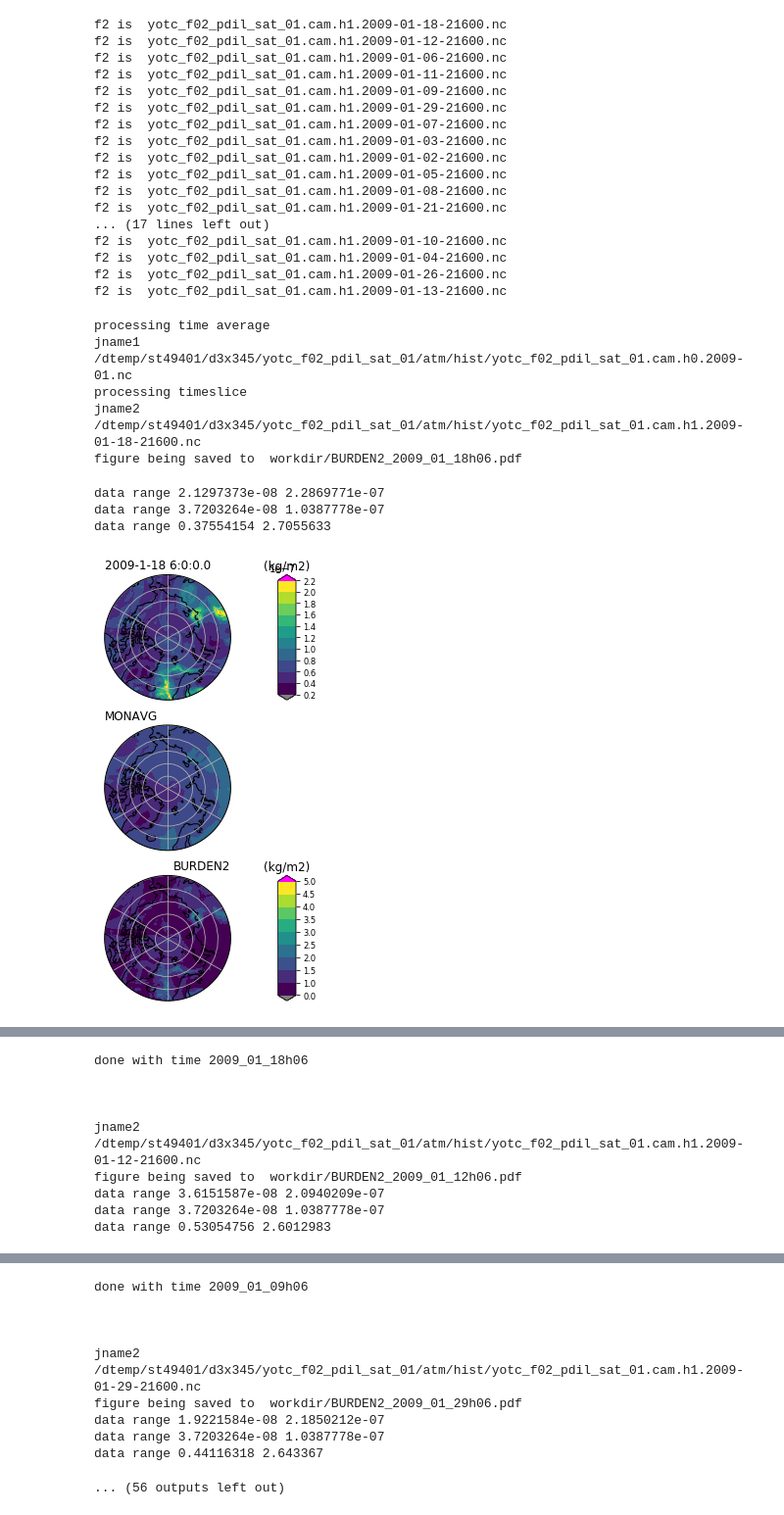
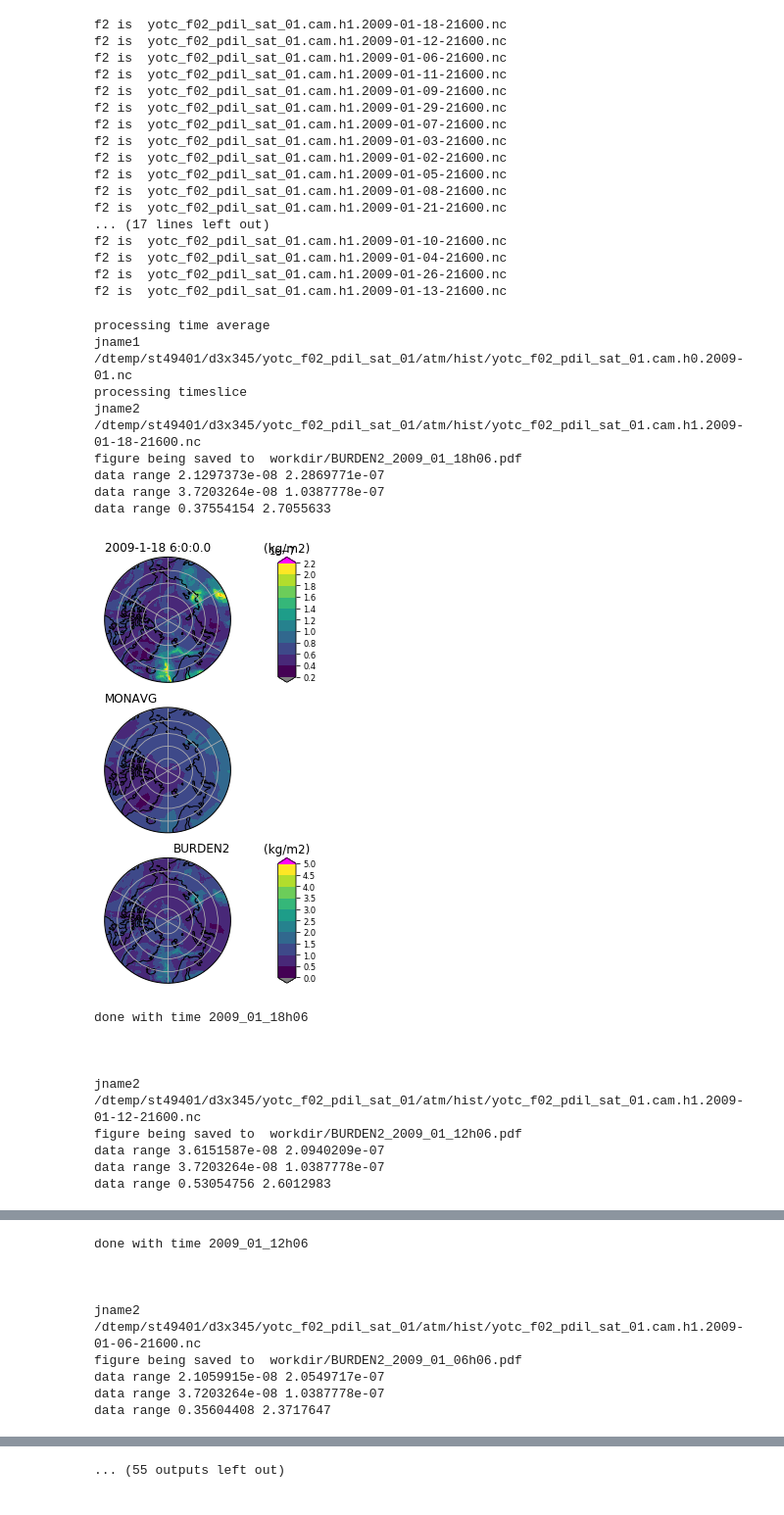
Before and after one commit to philrasch/PhilsPython, a Jupyter notebook: Filament_Analysis/NPS_25km_3P+TMQ.ipynb, the cells around one changed output, grey strips where cells are left out. Shown at 98% size. Drawn from its saved outputs; the diff is of its cells as text; code cells hidden in the pictures.

```diff
--- a/Filament_Analysis/NPS_25km_3P+TMQ.ipynb
+++ b/Filament_Analysis/NPS_25km_3P+TMQ.ipynb
@@ -488,35 +488,44 @@ for f2 in files:
     if DT.id == 'LWCF':
         dlevs = [-5.,-4.,-3.,-2.,-1.,1.,2.,3.,4.,5.]
     if DT.id == 'SWCF':
         dlevs = [-10.,-8.,-6.,-4.,-2.,2.,4.,6.,8.,10.]
     if DT.id == 'TS':
         dlevs = [-1.,-0.8,-0.6,-0.4,-0.2,0.2,0.4,0.6,0.8,1.]
     if DT.id == 'TGCLDIWP':
         dlevs = [-5.,-2.,-1.,1.,2.,5.]
     if DT.id == 'FSNT':
         dlevs = [-15.,-10.,-5.,-2.,-1.,1.,2.,5.,10.,15.]
 
-    dlevs = [0., 1.,1.5,2.,2.5,3.,3.5,4.,4.5,5.]
+    dlevs = [0.,0.5,1.,1.5,2.,2.5,3.,3.5,4.,4.5,5.]
     dtitle = ""
     rtitD = vname
     pltframe(DT, lonsdt, latsdt, ax3[2], cx3[2],
              plotOpt={'ltitle':dtitle,'rtitle':rtitD,'clevs':dlevs,'cmap':cmap,'cbel':'grey','cabv':'magenta'})
 
 
     plt.savefig(pltname,type="pdf",bbox_inches='tight')
     x = plt.show()
 
     print "done with time "+ctstring+"\n\n\n"
 
 
 print "all done"
 # %% [output]
 processing time average
 jname1 /dtemp/st49401/d3x345/yotc_f02_pdil_sat_01/atm/hist/yotc_f02_pdil_sat_01.cam.h0.2009-01.nc
 processing timeslice
 jname2 /dtemp/st49401/d3x345/yotc_f02_pdil_sat_01/atm/hist/yotc_f02_pdil_sat_01.cam.h1.2009-01-18-21600.nc
 figure being saved to  workdir/BURDEN2_2009_01_18h06.pdf
+data range 2.1297373e-08 2.2869771e-07
+data range 3.7203264e-08 1.0387778e-07
+data range 0.37554154 2.7055633
+[figure, new version]
-data range 2.1297373e-08 2.2869771e-07
+done with time 2009_01_18h06
+
+
+
+jname2 /dtemp/st49401/d3x345/yotc_f02_pdil_sat_01/atm/hist/yotc_f02_pdil_sat_01.cam.h1.2009-01-12-21600.nc
+figure being saved to  workdir/BURDEN2_2009_01_12h06.pdf
+data range 3.6151587e-08 2.0940209e-07
 data range 3.7203264e-08 1.0387778e-07
-data range 0.37554154 2.7055633
+data range 0.53054756 2.6012983
-[figure, old version]
@@ -523,9 +533,9 @@ data range 0.37554154 2.7055633
-done with time 2009_01_18h06
+done with time 2009_01_12h06
 
 
 
-jname2 /dtemp/st49401/d3x345/yotc_f02_pdil_sat_01/atm/hist/yotc_f02_pdil_sat_01.cam.h1.2009-01-12-21600.nc
-figure being saved to  workdir/BURDEN2_2009_01_12h06.pdf
-data range 3.6151587e-08 2.0940209e-07
+jname2 /dtemp/st49401/d3x345/yotc_f02_pdil_sat_01/atm/hist/yotc_f02_pdil_sat_01.cam.h1.2009-01-06-21600.nc
+figure being saved to  workdir/BURDEN2_2009_01_06h06.pdf
+data range 2.1059915e-08 2.0549717e-07
 data range 3.7203264e-08 1.0387778e-07
-data range 0.53054756 2.6012983
+data range 0.35604408 2.3717647
@@ -563,10 +573 @@ data range 0.4410831 3.0505545
-done with time 2009_01_09h06
-
-
-
-jname2 /dtemp/st49401/d3x345/yotc_f02_pdil_sat_01/atm/hist/yotc_f02_pdil_sat_01.cam.h1.2009-01-29-21600.nc
-figure being saved to  workdir/BURDEN2_2009_01_29h06.pdf
-data range 1.9221584e-08 2.1850212e-07
-data range 3.7203264e-08 1.0387778e-07
-data range 0.44116318 2.643367
+... (55 outputs left out)
-... (56 outputs left out)
```
Also changed, not shown: parts of 1 cell of this notebook.
